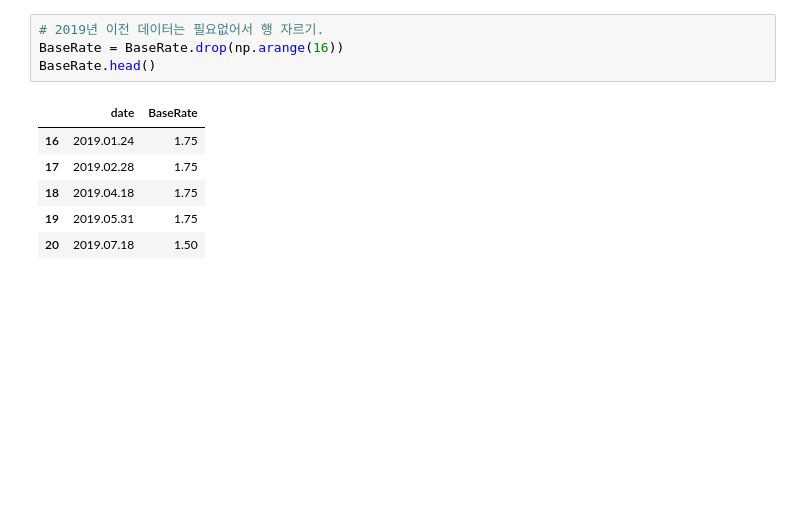
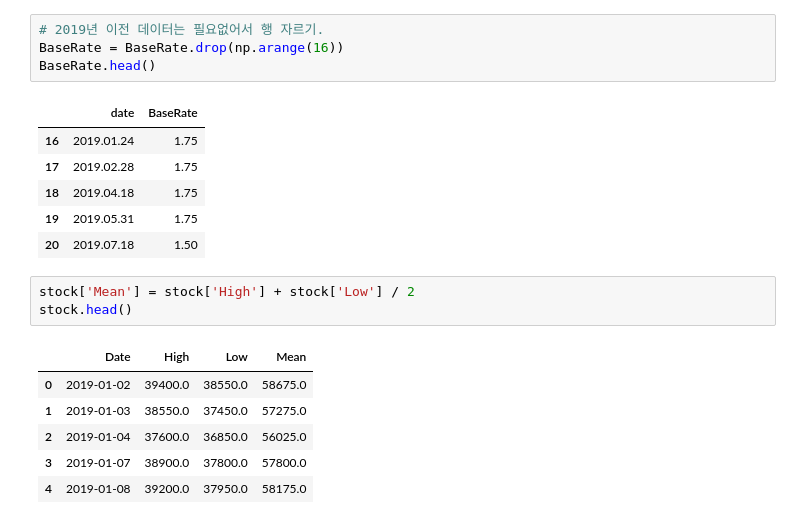
Before and after one commit to CJW-918/Data-Analysis, a Jupyter notebook: analysis_stock_baserate/analysis_stock_baserate.ipynb, the cells around one changed output. Saved outputs shown, nothing was run; the diff lists cells and outputs as text; blank space fills up the shorter version.

```diff
--- a/analysis_stock_baserate/analysis_stock_baserate.ipynb
+++ b/analysis_stock_baserate/analysis_stock_baserate.ipynb
@@ -75,3 +75,13 @@ BaseRate.head()
 | 18 | 2019.04.18 | 1.75 |
 | 19 | 2019.05.31 | 1.75 |
 | 20 | 2019.07.18 | 1.50 |
+# %%
+stock['Mean'] = stock['High'] + stock['Low'] / 2
+stock.head()
+# %% [output]
+|  | Date | High | Low | Mean |
+| 0 | 2019-01-02 | 39400.0 | 38550.0 | 58675.0 |
+| 1 | 2019-01-03 | 38550.0 | 37450.0 | 57275.0 |
+| 2 | 2019-01-04 | 37600.0 | 36850.0 | 56025.0 |
+| 3 | 2019-01-07 | 38900.0 | 37800.0 | 57800.0 |
+| 4 | 2019-01-08 | 39200.0 | 37950.0 | 58175.0 |
```
Also changed, not shown: parts of 3 cells of this notebook.
